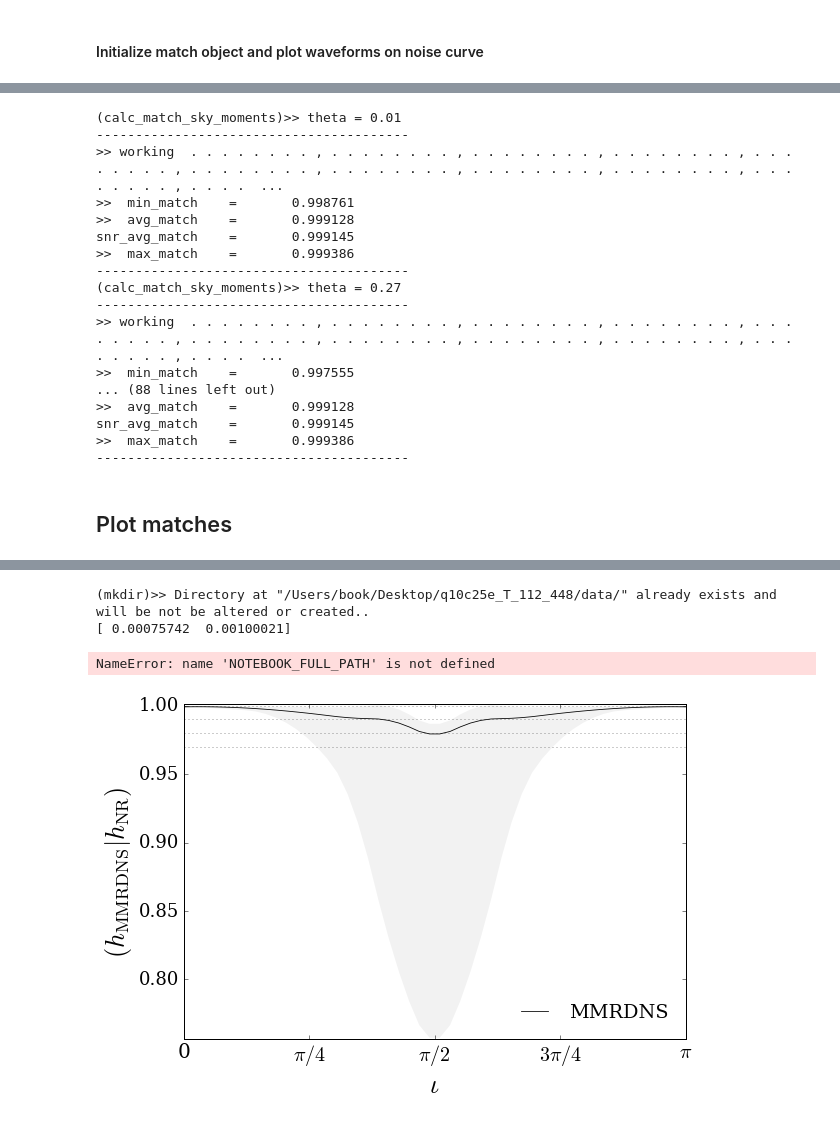
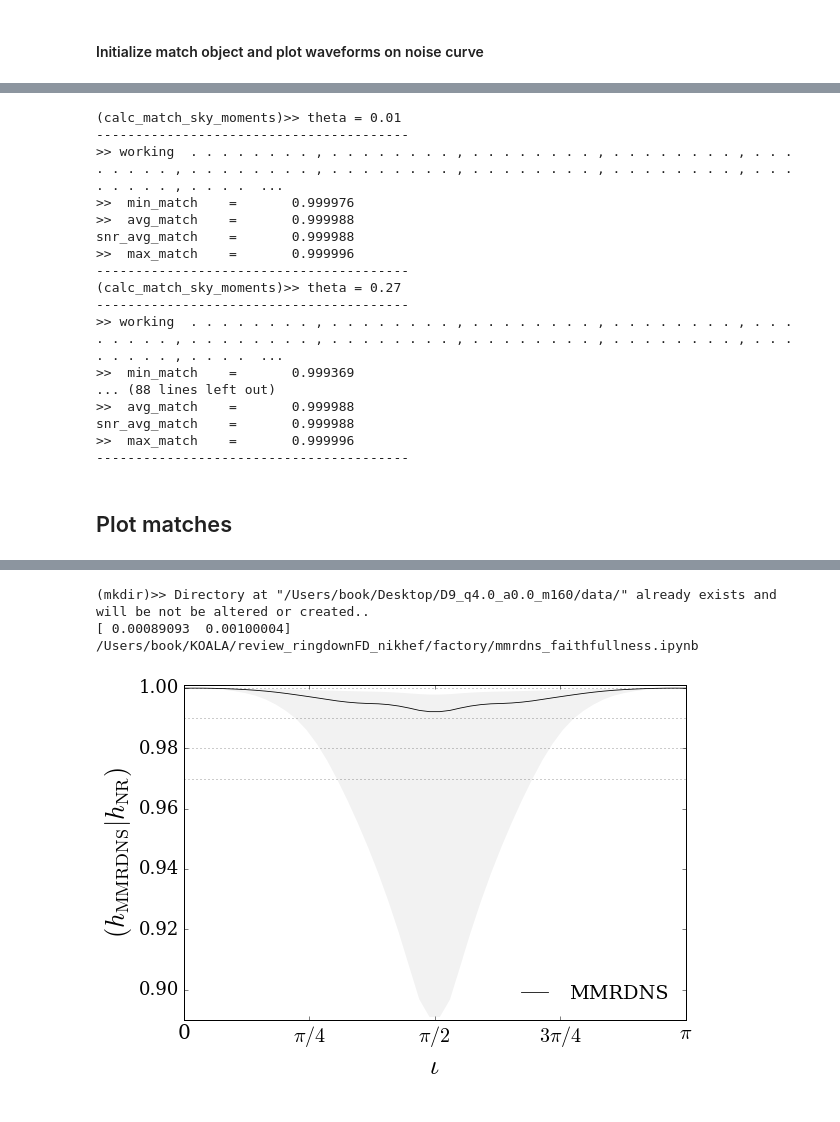
Before and after one commit to llondon6/review_ringdownFD_nikhef, a Jupyter notebook: factory/mmrdns_faithfullness.ipynb, the cells around one changed output, grey strips where cells are left out. Saved outputs shown, nothing was run; the diff lists cells and outputs as text; code cells hidden in the pictures.

```diff
--- a/factory/mmrdns_faithfullness.ipynb
+++ b/factory/mmrdns_faithfullness.ipynb
@@ -51,8 +54,9 @@ from scipy.interpolate import InterpolatedUnivariateSpline as spline
 ## Select and Load NR Data
 # %%
 # Find simlations to load
-A = scsearch(keyword='q10c25e_T_112_448',verbose=True,nonspinning=True)
-# A = scsearch(keyword='D11_q1.00_a0.0_m240',verbose=True)
-# A = scsearch(keyword='q18a0a0c025_144',verbose=True)
-# A = scsearch(keyword='q4a0_T_112_448',verbose=True)
-# A = scsearch(q=4,nonspinning=True,verbose=True)
+# A = scsearch(keyword='q10c25e_T_112_448',verbose=True,nonspinning=True, apply_remnant_fit=True)
+# A = scsearch(keyword='D11_q1.00_a0.0_m240',verbose=True, apply_remnant_fit=True)
+# A = scsearch(keyword='q18a0a0c025_144',verbose=True, apply_remnant_fit=True)
+# A = scsearch(keyword='q4a0_T_112_448',verbose=True, apply_remnant_fit=True)
+A = scsearch(keyword='hrq',q=4,nonspinning=True,apply_remnant_fit=True)
+# A = scsearch(keyword='D10_q6.00_a0.00_0.00_m280',nonspinning=True,verbose=True, apply_remnant_fit=True)
@@ -112,7 +110,7 @@ yrd.lm[2,2]['psi4'].plot()
 # %%
 
 #
-M_Sol = 50
+M_Sol = 100
 Mf_Sol = 1.00002821*M_Sol * y.mf
 D_Mpc = 150
 inclination = 1.83
@@ -272,19 +270,19 @@ match_info = mo.calc_match_sky_moments( signal_wfarr_fun,
 (calc_match_sky_moments)>> theta = 0.01
 ----------------------------------------
 >> working  . . . . . . . . , . . . . . . . . , . . . . . . . . , . . . . . . . . , . . . . . . . . , . . . . . . . . , . . . . . . . . , . . . . . . . . , . . . . . . . . , . . . . . . . . , . . . .  ...
->>  min_match    =       0.998761
->>  avg_match    =       0.999128
-snr_avg_match    =       0.999145
->>  max_match    =       0.999386
+>>  min_match    =       0.999976
+>>  avg_match    =       0.999988
+snr_avg_match    =       0.999988
+>>  max_match    =       0.999996
 ----------------------------------------
 (calc_match_sky_moments)>> theta = 0.27
 ----------------------------------------
 >> working  . . . . . . . . , . . . . . . . . , . . . . . . . . , . . . . . . . . , . . . . . . . . , . . . . . . . . , . . . . . . . . , . . . . . . . . , . . . . . . . . , . . . . . . . . , . . . .  ...
->>  min_match    =       0.997555
+>>  min_match    =       0.999369
 ... (88 lines left out)
->>  avg_match    =       0.999128
-snr_avg_match    =       0.999145
->>  max_match    =       0.999386
+>>  avg_match    =       0.999988
+snr_avg_match    =       0.999988
+>>  max_match    =       0.999996
 ----------------------------------------
 # %% [markdown]
 ## Plot matches
@@ -355,35 +353,35 @@ legend( frameon=False, loc=4 )
 #
 xtk_labels =    [ '0',  r'$\pi/4$', r'$\pi/2$', r'$3\pi/4$', r'$\pi$' ]
 xtk = pi*array( [  0,   1.0/4,      1.0/2,      3.0/4,       1  ] )
 xticks(xtk,xtk_labels)
 gca().tick_params(axis='y', which='major', labelsize=18)
 gca().tick_params(axis='x', which='major', labelsize=20)
 
 xlim( [0,pi] )
 xlabel(r'$\iota$')
 # ylabel(r'$ \operatorname{max}_{t,\phi_{\mathrm{arrival}},\psi_{\mathrm{template}}} \langle s | h \rangle$')
 ylabel(r'$( h_\mathrm{MMRDNS} | h_\mathrm{NR} )$')
 
 # gca().yaxis.set_label_position("right")
 # gca().yaxis.tick_right()
 
 yl = lim( hstack([sm('min'),sm('max')]) )
 dy = 0.001*yl
 print dy
 ylim( yl + dy*array([-1,1]) )
 
 # title(y.simname)
 
 savefig( outdir+'matches_'+y.simname+'_ALL_NR_MULTIPOLES.pdf',bbox_inches='tight' )
 
 #
 from shutil import copyfile
 src = '/Users/book'+NOTEBOOK_FULL_PATH
 print src
 dst = outdir + 'notebook_used_for_%s.ipynb'%y.simname
-# copyfile(src, dst)
+copyfile(src, dst)
 # %% [output]
-(mkdir)>> Directory at "/Users/book/Desktop/q10c25e_T_112_448/data/" already exists and will be not be altered or created..
-[ 0.00075742  0.00100021]
+(mkdir)>> Directory at "/Users/book/Desktop/D9_q4.0_a0.0_m160/data/" already exists and will be not be altered or created..
+[ 0.00089093  0.00100004]
+/Users/book/KOALA/review_ringdownFD_nikhef/factory/mmrdns_faithfullness.ipynb
-NameError: name 'NOTEBOOK_FULL_PATH' is not defined
-[figure, old version]
+[figure, new version]
```
Also changed, not shown: parts of 14 cells of this notebook, 4 other files.
